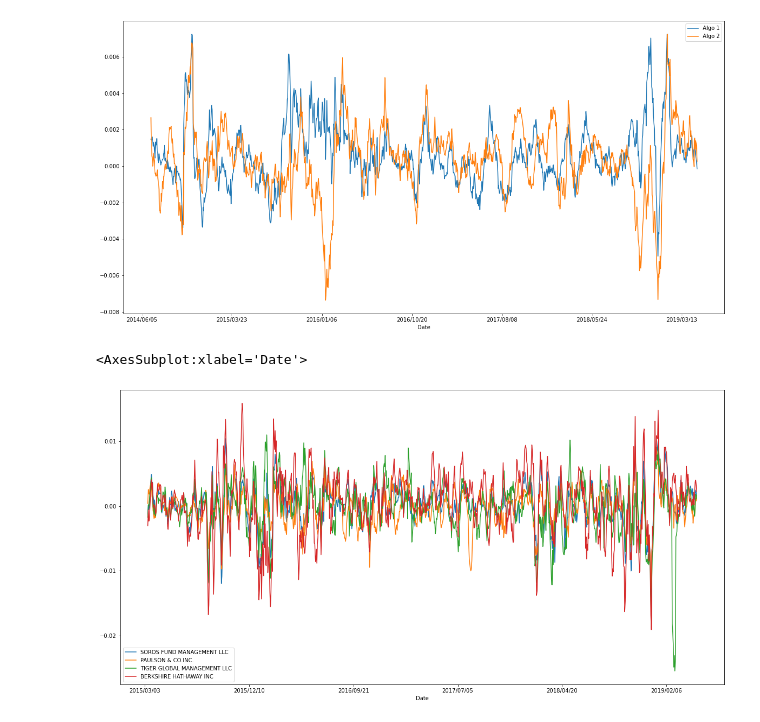
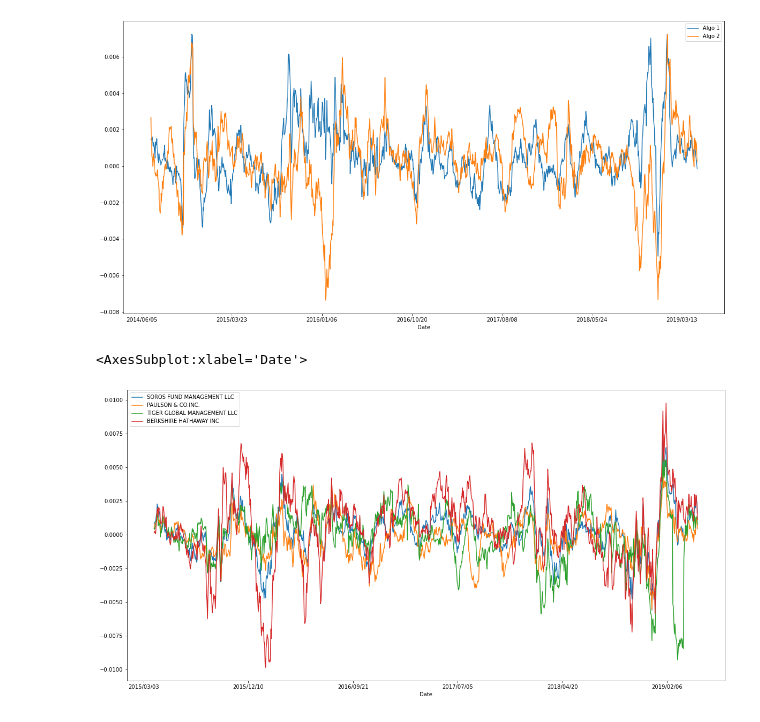
Before and after one commit to quizh001/Homework-unite-4, a Jupyter notebook: hw4.ipynb, the cells around one changed output. Cells and saved outputs as stored; diff of their text form; code cells hidden in the pictures.

```diff
--- a/hw4.ipynb
+++ b/hw4.ipynb
@@ -313,7 +318,7 @@ algo_returns_df.rolling(window=21).mean().plot(figsize=(20,10))
 # %%
 # Calculate and plot the rolling standard deviation for all portfolios using a 21-day window.
 # Plot a rolling 7-day mean of TSLA's closing prices
-whale_retuns_df.rolling(window=7).mean().plot(figsize=(20,10))
+whale_retuns_df.rolling(window=21).mean().plot(figsize=(20,10))
 # %% [output]
 <AxesSubplot:xlabel='Date'>
-[figure, old version]
+[figure, new version]
```
Also changed, not shown: parts of 17 cells of this notebook.
